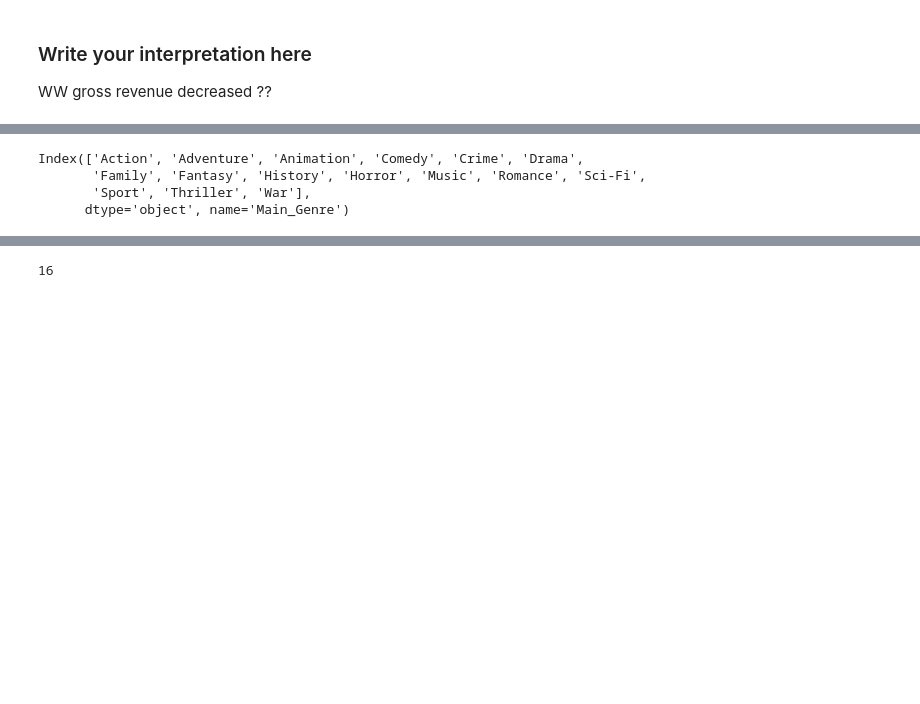
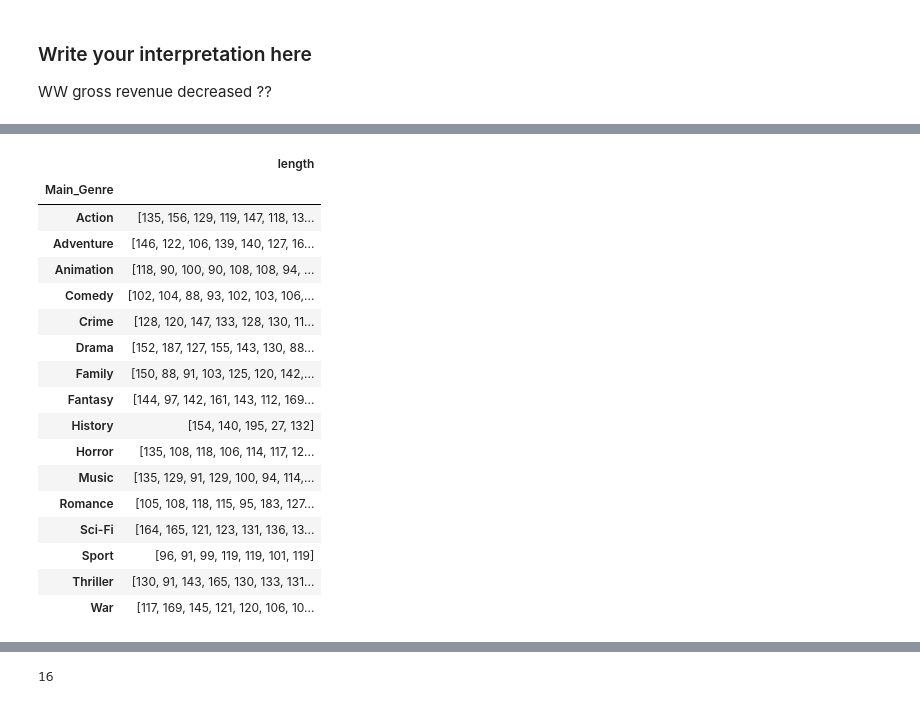
Before and after one commit to CamilleDelgrange/2022, a Jupyter notebook: Tutorials/02 - Data viz and data from the web/Becoming a DataVizard exercise.ipynb, the cells around one changed output, grey strips where cells are left out. Cells and saved outputs as stored; diff of their text form; code cells hidden in the pictures; blank space fills up the shorter version.

```diff
--- a/Tutorials/02 - Data viz and data from the web/Becoming a DataVizard exercise.ipynb
+++ b/Tutorials/02 - Data viz and data from the web/Becoming a DataVizard exercise.ipynb
@@ -294,11 +294,25 @@ WW gross revenue decreased ??
 # %%
 # Calculate stats by genre here
 stats_by_genre = movies.groupby('Main_Genre').apply(lambda x: pd.Series({
         'length': x['length'].values
     }))
-print(stats_by_genre.index)
+stats_by_genre['Action':'War']
 # %% [output]
-Index(['Action', 'Adventure', 'Animation', 'Comedy', 'Crime', 'Drama',
-       'Family', 'Fantasy', 'History', 'Horror', 'Music', 'Romance', 'Sci-Fi',
-       'Sport', 'Thriller', 'War'],
-      dtype='object', name='Main_Genre')
+|  | length |
+| Main_Genre |  |
+| Action | [135, 156, 129, 119, 147, 118, 13... |
+| Adventure | [146, 122, 106, 139, 140, 127, 16... |
+| Animation | [118, 90, 100, 90, 108, 108, 94, ... |
+| Comedy | [102, 104, 88, 93, 102, 103, 106,... |
+| Crime | [128, 120, 147, 133, 128, 130, 11... |
+| Drama | [152, 187, 127, 155, 143, 130, 88... |
+| Family | [150, 88, 91, 103, 125, 120, 142,... |
+| Fantasy | [144, 97, 142, 161, 143, 112, 169... |
+| History | [154, 140, 195, 27, 132] |
+| Horror | [135, 108, 118, 106, 114, 117, 12... |
+| Music | [135, 129, 91, 129, 100, 94, 114,... |
+| Romance | [105, 108, 118, 115, 95, 183, 127... |
+| Sci-Fi | [164, 165, 121, 123, 131, 136, 13... |
+| Sport | [96, 91, 99, 119, 119, 101, 119] |
+| Thriller | [130, 91, 143, 165, 130, 133, 131... |
+| War | [117, 169, 145, 121, 120, 106, 10... |
```
Also changed, not shown: parts of 2 cells of this notebook.
